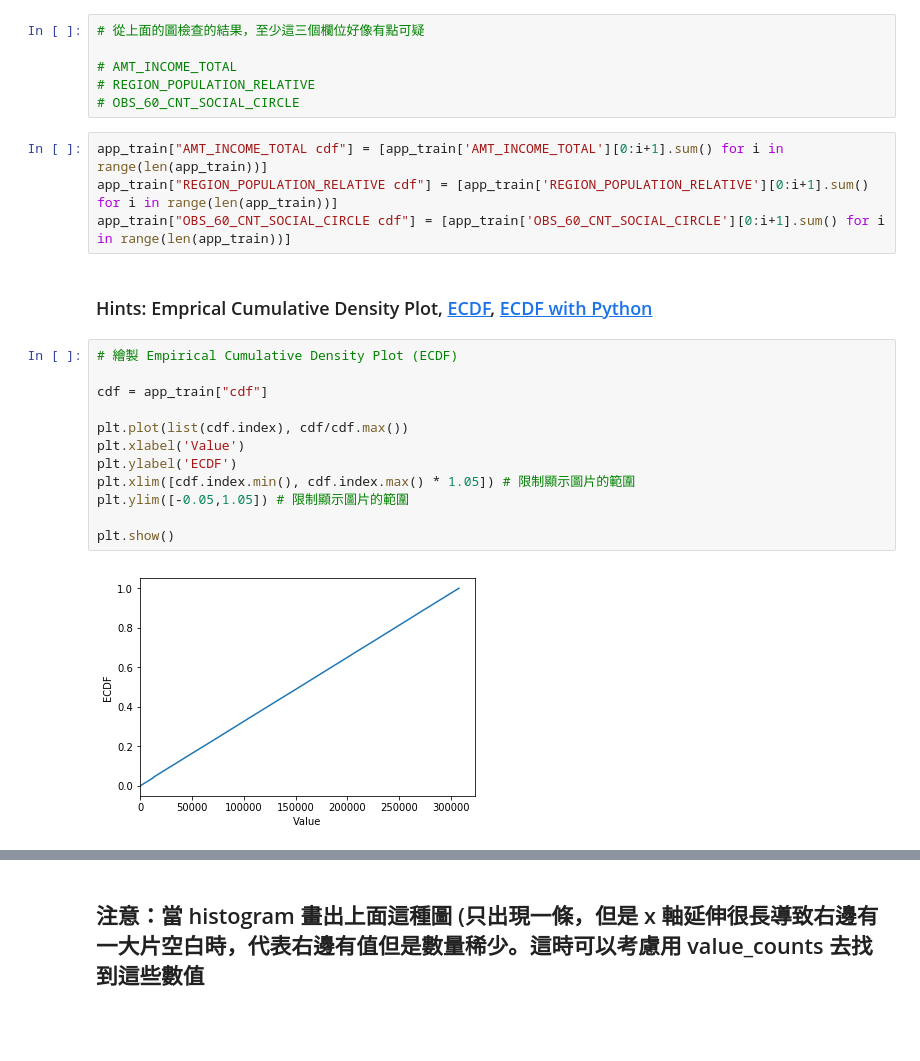
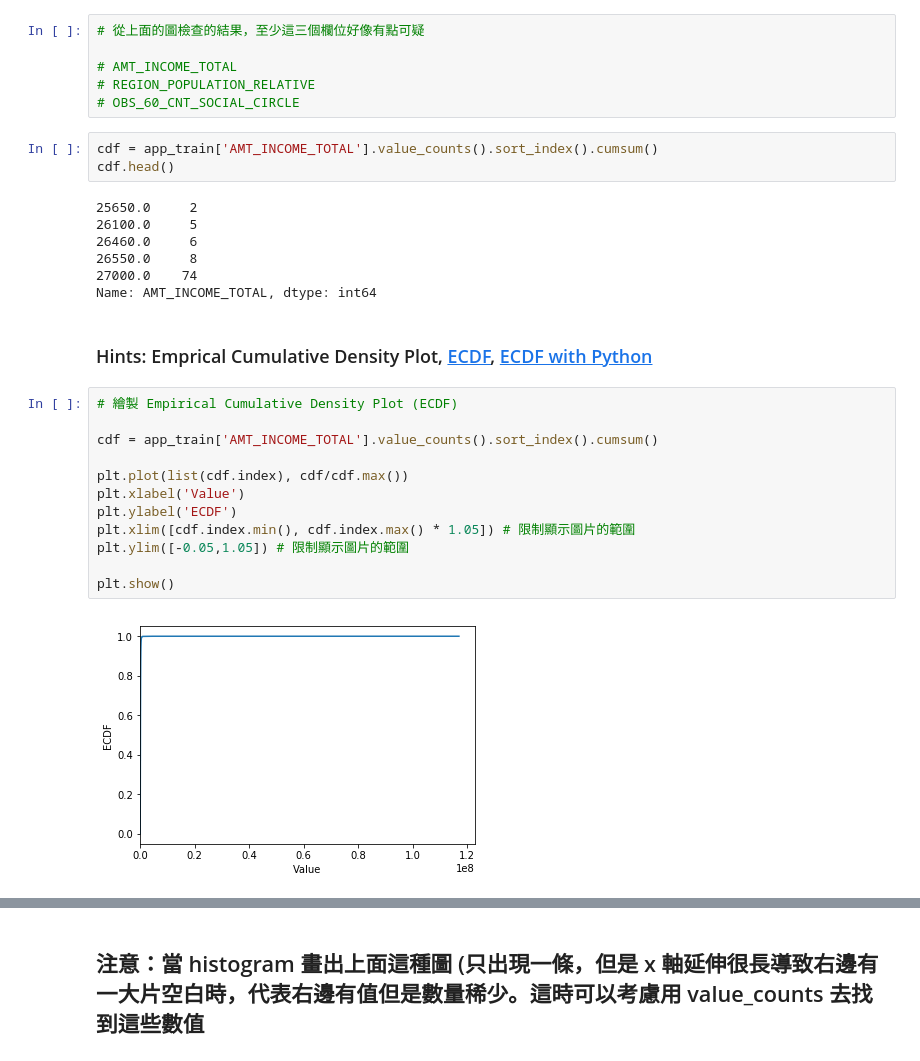
Before and after one commit to ming250112/4th-ML100Days, a Jupyter notebook: homework/Day_009_HW.ipynb, the cells around one changed output, grey strips where cells are left out. Saved outputs shown, nothing was run; the diff lists cells and outputs as text; blank space fills up the shorter version.

```diff
--- a/homework/Day_009_HW.ipynb
+++ b/homework/Day_009_HW.ipynb
@@ -84,26 +94,32 @@ sns.boxplot(app_train['OBS_60_CNT_SOCIAL_CIRCLE'])
 # AMT_INCOME_TOTAL
 # REGION_POPULATION_RELATIVE
 # OBS_60_CNT_SOCIAL_CIRCLE
-# %%
-app_train["AMT_INCOME_TOTAL cdf"] = [app_train['AMT_INCOME_TOTAL'][0:i+1].sum() for i in range(len(app_train))]
-app_train["REGION_POPULATION_RELATIVE cdf"] = [app_train['REGION_POPULATION_RELATIVE'][0:i+1].sum() for i in range(len(app_train))]
-app_train["OBS_60_CNT_SOCIAL_CIRCLE cdf"] = [app_train['OBS_60_CNT_SOCIAL_CIRCLE'][0:i+1].sum() for i in range(len(app_train))]
+# %%
+cdf = app_train['AMT_INCOME_TOTAL'].value_counts().sort_index().cumsum()
+cdf.head()
+# %% [output]
+25650.0     2
+26100.0     5
+26460.0     6
+26550.0     8
+27000.0    74
+Name: AMT_INCOME_TOTAL, dtype: int64
 # %% [markdown]
 ### Hints: Emprical Cumulative Density Plot, [ECDF](https://zh.wikipedia.org/wiki/%E7%BB%8F%E9%AA%8C%E5%88%86%E5%B8%83%E5%87%BD%E6%95%B0), [ECDF with Python](https://stackoverflow.com/questions/14006520/ecdf-in-python-without-step-function)
 # %%
 # 繪製 Empirical Cumulative Density Plot (ECDF)
 
-cdf = app_train["cdf"]
+cdf = app_train['AMT_INCOME_TOTAL'].value_counts().sort_index().cumsum()
 
 plt.plot(list(cdf.index), cdf/cdf.max())
 plt.xlabel('Value')
 plt.ylabel('ECDF')
 plt.xlim([cdf.index.min(), cdf.index.max() * 1.05]) # 限制顯示圖片的範圍
 plt.ylim([-0.05,1.05]) # 限制顯示圖片的範圍
 
 plt.show()
 # %% [output]
-[figure, old version]
+[figure, new version]
 # %%
 # 改變 y 軸的 Scale, 讓我們可以正常檢視 ECDF
 plt.plot(np.log(list(cdf.index+1)), cdf/cdf.max())
```
Also changed, not shown: parts of 5 cells of this notebook.
